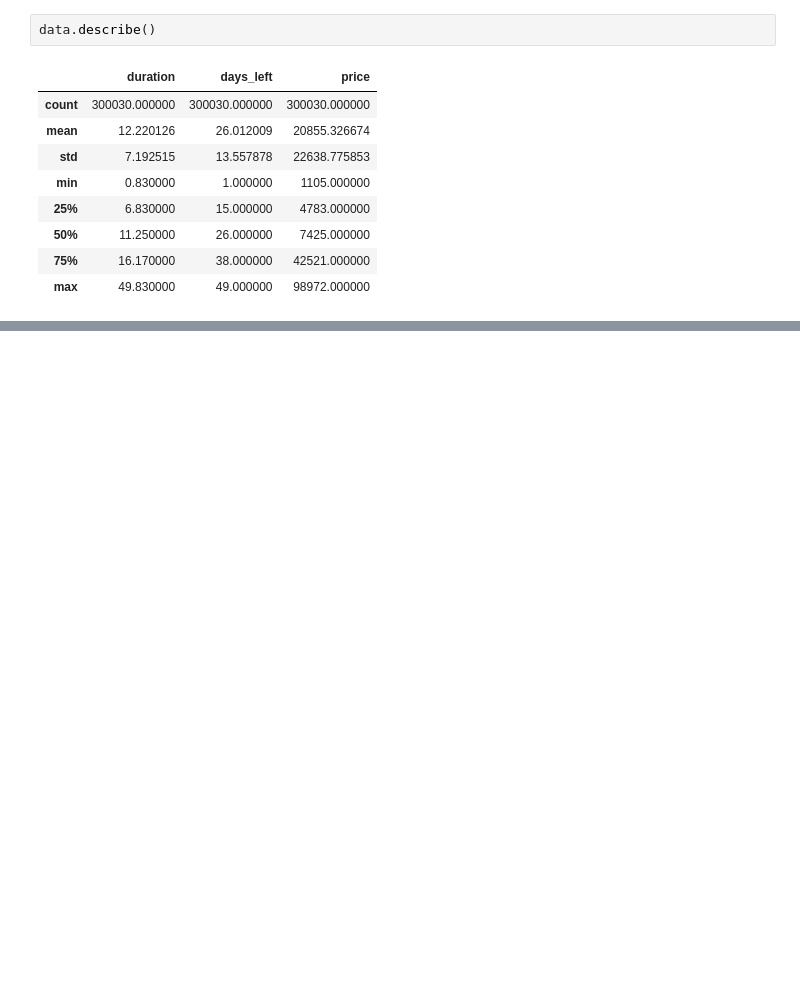
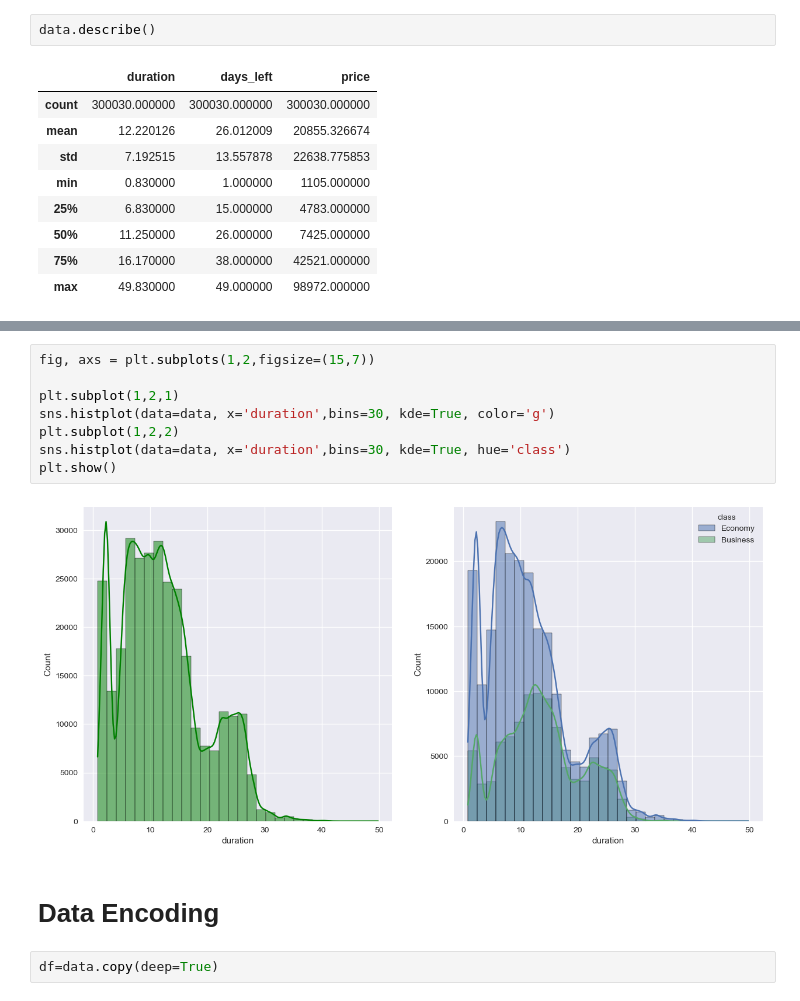
Before and after one commit to candobettercode/gems_prediction-ml-project, a Jupyter notebook: notebook/EDA.ipynb, the cells around one changed output, grey strips where cells are left out. Cells and saved outputs as stored; diff of their text form; blank space fills up the shorter version.

```diff
--- a/notebook/EDA.ipynb
+++ b/notebook/EDA.ipynb
@@ -374,0 +434,14 @@ https://www.kaggle.com/code/nevrekarnidhi/flightpriceprediction
+# %%
+fig, axs = plt.subplots(1,2,figsize=(15,7))
+
+plt.subplot(1,2,1)
+sns.histplot(data=data, x='duration',bins=30, kde=True, color='g')
+plt.subplot(1,2,2)
+sns.histplot(data=data, x='duration',bins=30, kde=True, hue='class')
+plt.show()
+# %% [output]
+[figure, added]
+# %% [markdown]
+# Data Encoding
+# %%
+df=data.copy(deep=True)
```
Also changed, not shown: parts of 49 cells of this notebook, 4 other files.
